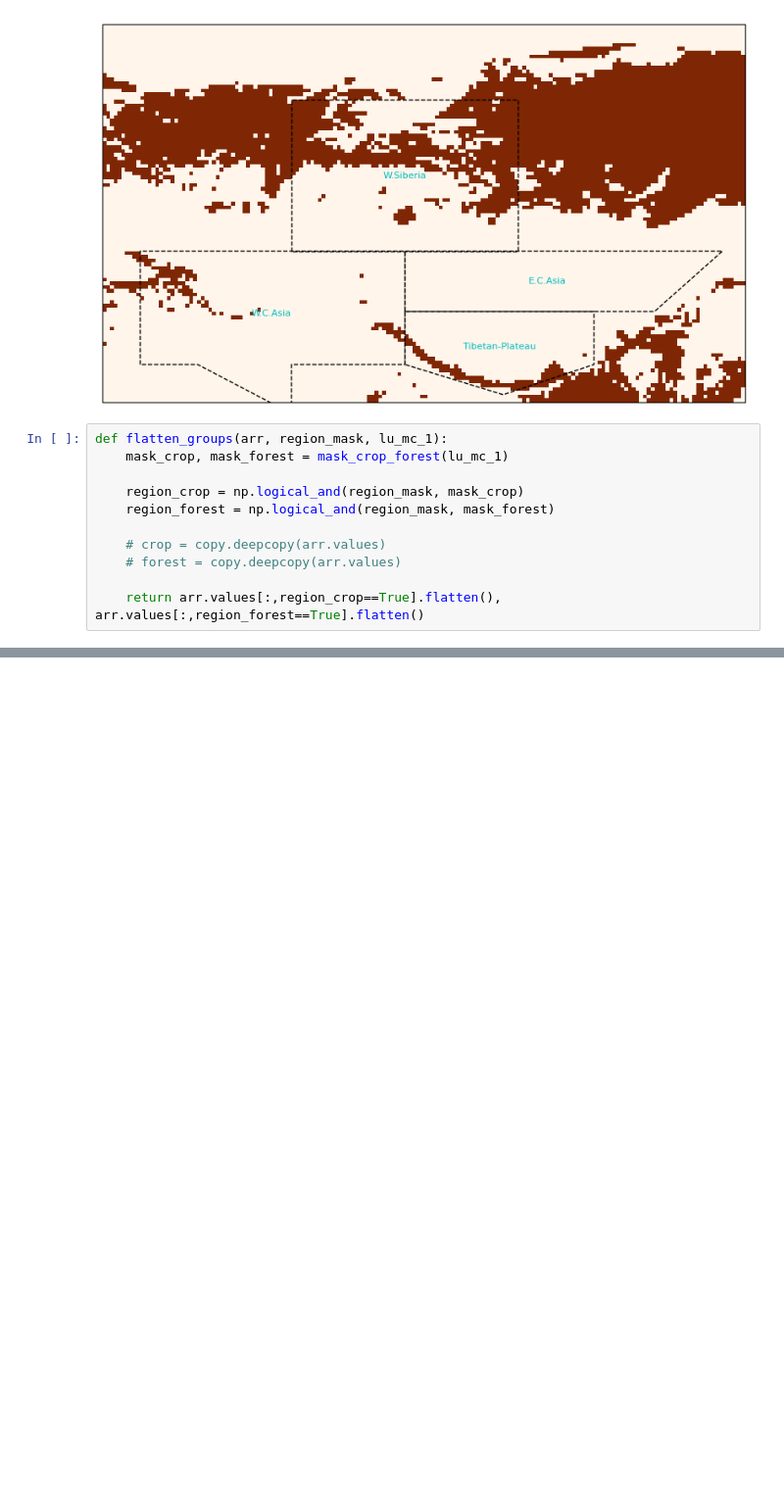
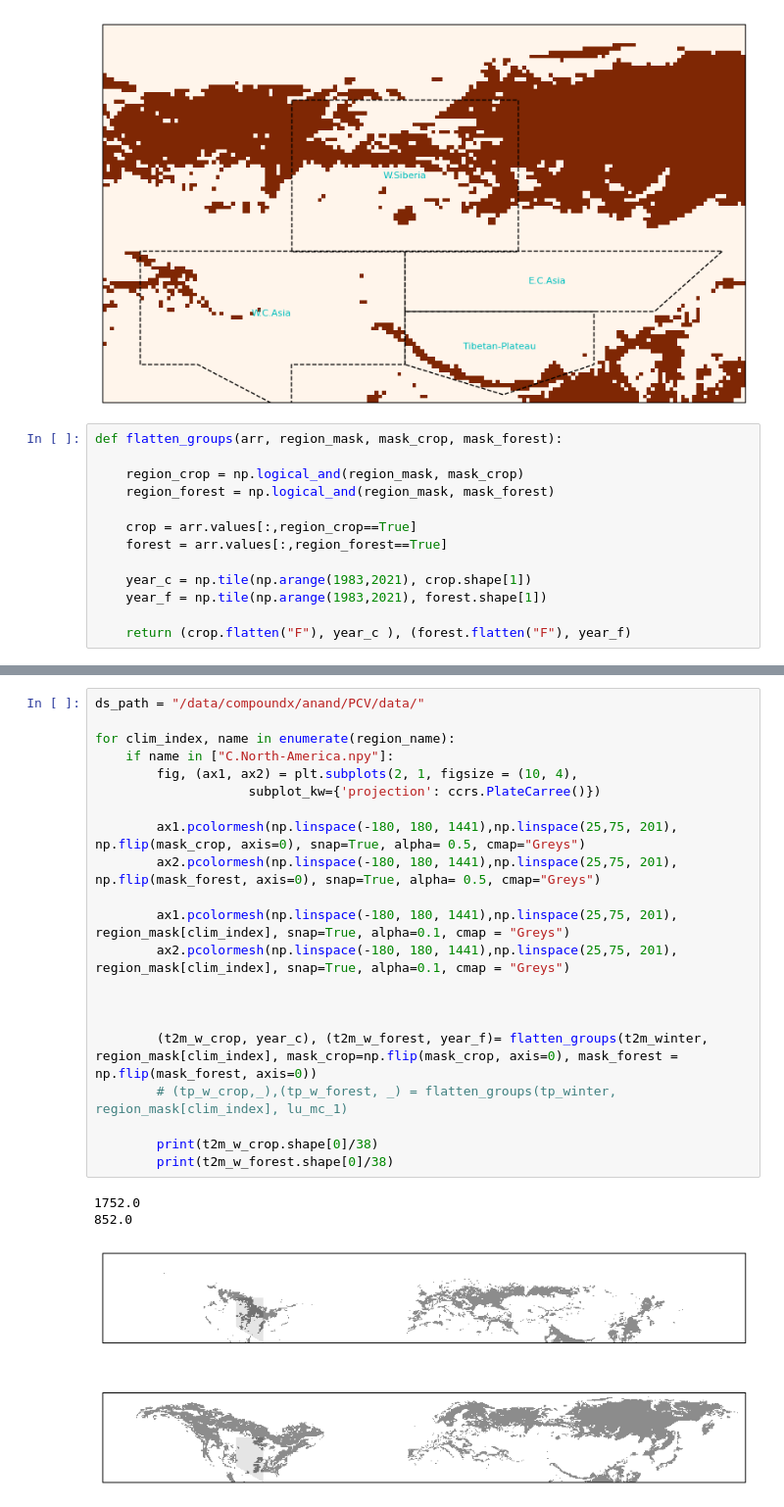
Before and after one commit to melioristic/preconditioned-compound-vegetation, a Jupyter notebook: nb_prepare_raed_data.ipynb, the cells around one changed output, grey strips where cells are left out. Shown at 98% size. Drawn from its saved outputs; the diff is of its cells as text; blank space fills up the shorter version.

```diff
--- a/nb_prepare_raed_data.ipynb
+++ b/nb_prepare_raed_data.ipynb
@@ -152,13 +152,15 @@ for name, shape_feature, centroid in shape_feature_list:
 # %% [output]
 [figure]
 # %%
-def flatten_groups(arr, region_mask, lu_mc_1):
-    mask_crop, mask_forest = mask_crop_forest(lu_mc_1)
+def flatten_groups(arr, region_mask, mask_crop, mask_forest):
 
     region_crop = np.logical_and(region_mask, mask_crop)
     region_forest = np.logical_and(region_mask, mask_forest)
 
-    # crop = copy.deepcopy(arr.values)
-    # forest = copy.deepcopy(arr.values)
+    crop = arr.values[:,region_crop==True]
+    forest = arr.values[:,region_forest==True]
 
-    return arr.values[:,region_crop==True].flatten(), arr.values[:,region_forest==True].flatten()
+    year_c = np.tile(np.arange(1983,2021), crop.shape[1])
+    year_f = np.tile(np.arange(1983,2021), forest.shape[1])
+
+    return (crop.flatten("F"), year_c ), (forest.flatten("F"), year_f)
@@ -196,0 +220,25 @@ for clim_index, name in enumerate(region_name):
+# %%
+ds_path = "/data/compoundx/anand/PCV/data/"
+
+for clim_index, name in enumerate(region_name):
+    if name in ["C.North-America.npy"]:
+        fig, (ax1, ax2) = plt.subplots(2, 1, figsize = (10, 4),
+                    subplot_kw={'projection': ccrs.PlateCarree()})
+
+        ax1.pcolormesh(np.linspace(-180, 180, 1441),np.linspace(25,75, 201), np.flip(mask_crop, axis=0), snap=True, alpha= 0.5, cmap="Greys")
+        ax2.pcolormesh(np.linspace(-180, 180, 1441),np.linspace(25,75, 201), np.flip(mask_forest, axis=0), snap=True, alpha= 0.5, cmap="Greys")
+
+        ax1.pcolormesh(np.linspace(-180, 180, 1441),np.linspace(25,75, 201), region_mask[clim_index], snap=True, alpha=0.1, cmap = "Greys")
+        ax2.pcolormesh(np.linspace(-180, 180, 1441),np.linspace(25,75, 201), region_mask[clim_index], snap=True, alpha=0.1, cmap = "Greys")
+
+
+
+        (t2m_w_crop, year_c), (t2m_w_forest, year_f)= flatten_groups(t2m_winter, region_mask[clim_index], mask_crop=np.flip(mask_crop, axis=0), mask_forest = np.flip(mask_forest, axis=0))
+        # (tp_w_crop,_),(tp_w_forest, _) = flatten_groups(tp_winter, region_mask[clim_index], lu_mc_1)
+
+        print(t2m_w_crop.shape[0]/38)
+        print(t2m_w_forest.shape[0]/38)
+# %% [output]
+1752.0
+852.0
+[figure, added]
```
Also changed, not shown: parts of 8 cells of this notebook, 6 other files.
